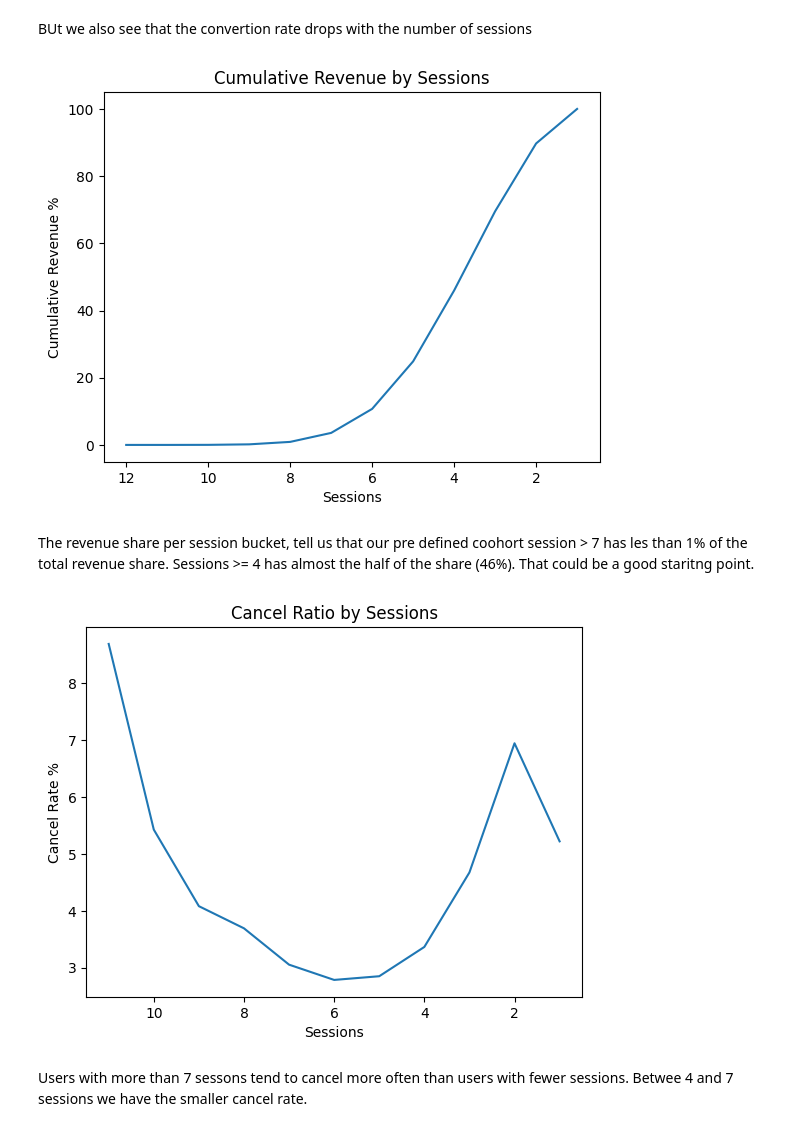
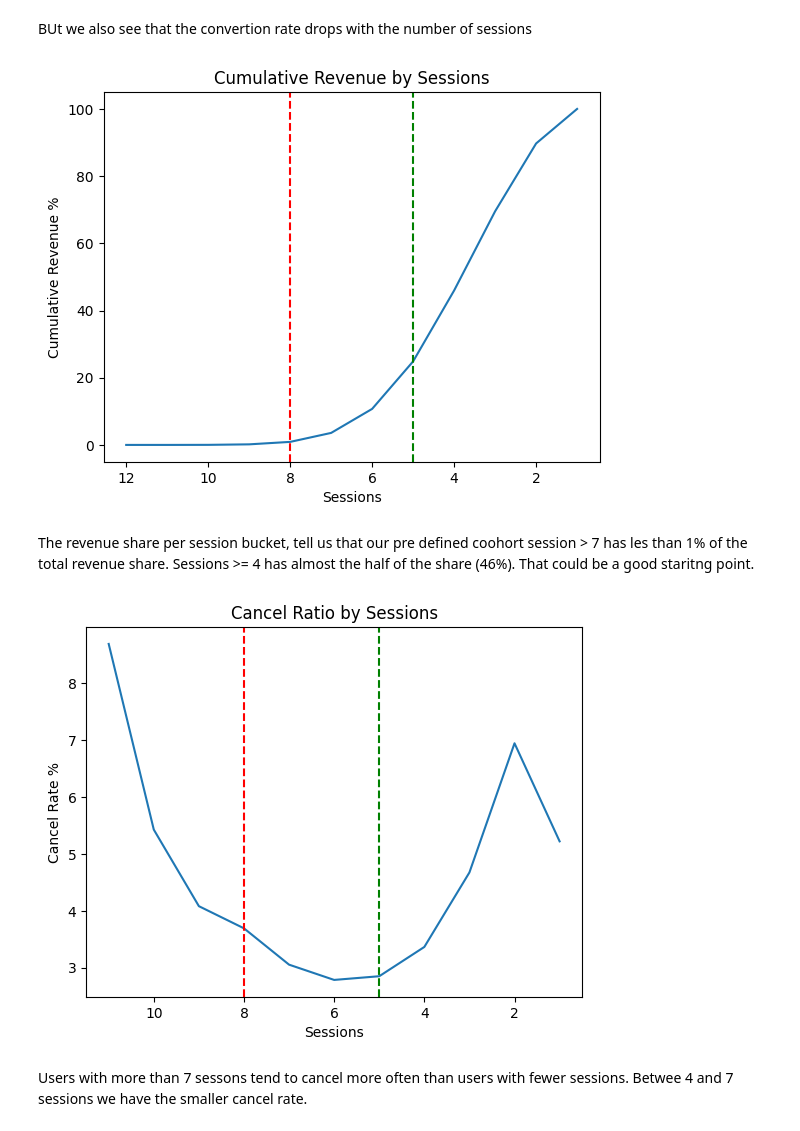
Before and after one commit to adrianmrizo/Client-Segmentation-Analysis, a Jupyter notebook: Adrian_Travel_Tide_Mastery_Project.ipynb, the cells around one changed output. Cells and saved outputs as stored; diff of their text form; code cells hidden in the pictures.

```diff
--- a/Adrian_Travel_Tide_Mastery_Project.ipynb
+++ b/Adrian_Travel_Tide_Mastery_Project.ipynb
@@ -139,6 +140,8 @@ plt.show()
 # %% [markdown]
 BUt we also see that the convertion rate drops with the number of sessions
 # %%
+# How much our cohort aports to the overall revenue of the company?
+
 plt.figure()
 
 plt.plot(
@@ -148,32 +151,37 @@ plt.plot(
 
 plt.xlabel("Sessions")
 plt.ylabel("Cumulative Revenue %")
+plt.axvline(8, color='red', linestyle='--')
+plt.axvline(5, color='green', linestyle='--')
 plt.title("Cumulative Revenue by Sessions")
 
-plt.gca().invert_xaxis()  # clave
+plt.gca().invert_xaxis()
 
 plt.show()
 # %% [output]
-[figure, old version]
+[figure, new version]
 # %% [markdown]
 The revenue share per session bucket, tell us that our pre defined coohort session > 7 has les than 1% of the total revenue share. Sessions >= 4 has almost the half of the share (46%). That could be a good staritng point.
 # %%
+# What about the cancel_rate? How do the users from the different sessions bucket behave?
 plt.figure()
 
 plt.plot(
     df_bucket['total_sessions'],
     df_bucket['cancel_rate']
 )
 
 plt.xlabel("Sessions")
 plt.ylabel("Cancel Rate %")
+plt.axvline(8, color='red', linestyle='--')
+plt.axvline(5, color='green', linestyle='--')
 plt.title("Cancel Ratio by Sessions")
 
 plt.gca().invert_xaxis()
 
 plt.show()
 # %% [output]
-[figure, old version]
+[figure, new version]
 # %% [markdown]
 Users with more than 7 sessons tend to cancel more often than users with fewer sessions. Betwee 4 and 7 sessions we have the smaller cancel rate.
 # %%
```
Also changed, not shown: parts of 23 cells of this notebook.
